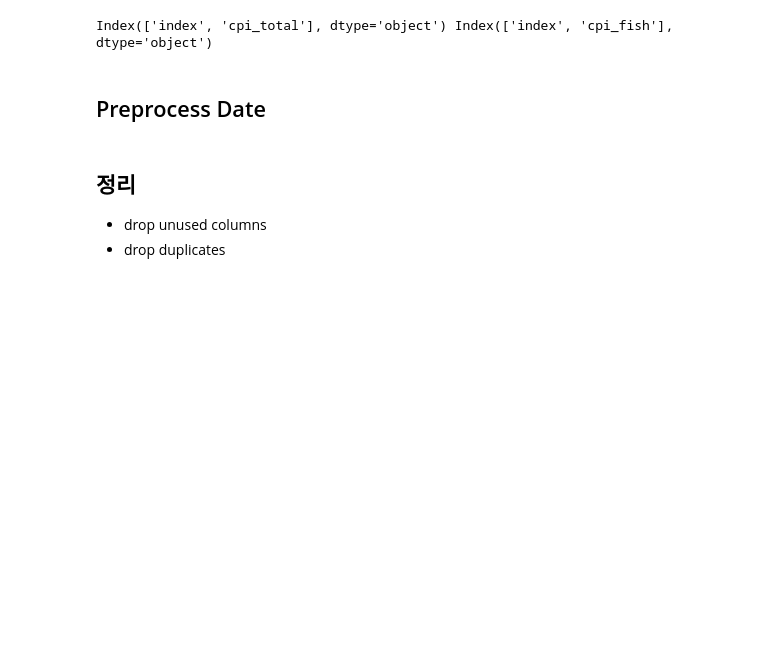
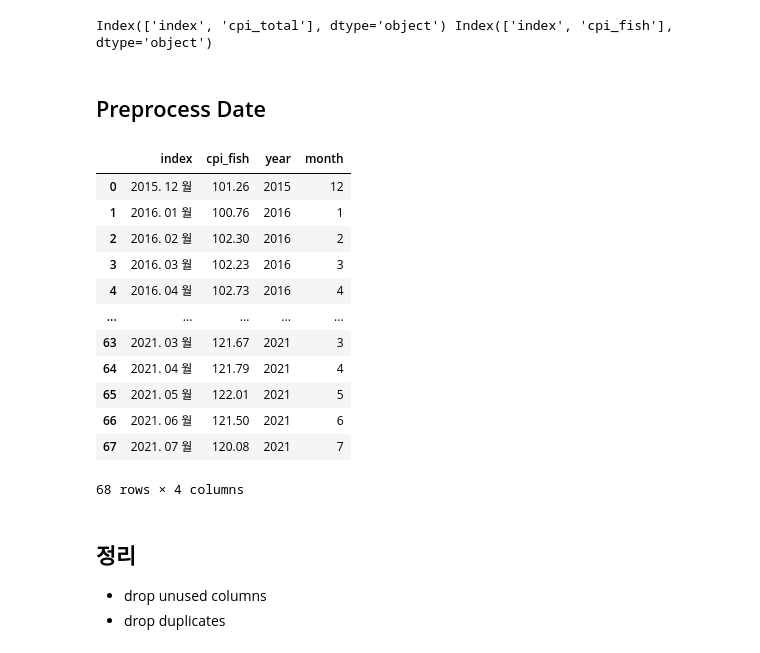
Before and after one commit to Yeony54/Project_Seafood_Import_Price_Prediction, a Jupyter notebook: 3-0. 추가 데이터 전처리.ipynb, the cells around one changed output. Cells and saved outputs as stored; diff of their text form; code cells hidden in the pictures; blank space fills up the shorter version.

```diff
--- a/3-0. 추가 데이터 전처리.ipynb
+++ b/3-0. 추가 데이터 전처리.ipynb
@@ -201,6 +370,22 @@ df_cpi_total['year'] = df_cpi_total['index'].str[:4].astype('int')
 df_cpi_total['month'] = df_cpi_total['index'].str[6:8].astype('int')
 df_cpi_fish['year'] = df_cpi_fish['index'].str[:4].astype('int')
 df_cpi_fish['month'] = df_cpi_fish['index'].str[6:8].astype('int')
+# %%
+df_cpi_fish
+# %% [output]
+|  | index | cpi_fish | year | month |
+| 0 | 2015. 12 월 | 101.26 | 2015 | 12 |
+| 1 | 2016. 01 월 | 100.76 | 2016 | 1 |
+| 2 | 2016. 02 월 | 102.30 | 2016 | 2 |
+| 3 | 2016. 03 월 | 102.23 | 2016 | 3 |
+| 4 | 2016. 04 월 | 102.73 | 2016 | 4 |
+| ... | ... | ... | ... | ... |
+| 63 | 2021. 03 월 | 121.67 | 2021 | 3 |
+| 64 | 2021. 04 월 | 121.79 | 2021 | 4 |
+| 65 | 2021. 05 월 | 122.01 | 2021 | 5 |
+| 66 | 2021. 06 월 | 121.50 | 2021 | 6 |
+| 67 | 2021. 07 월 | 120.08 | 2021 | 7 |
+68 rows × 4 columns
 # %%
 df_cpi_total.drop(columns=['index'], inplace=True)
 df_cpi_fish.drop(columns=['index'], inplace=True)
```
Also changed, not shown: parts of 23 cells of this notebook.
